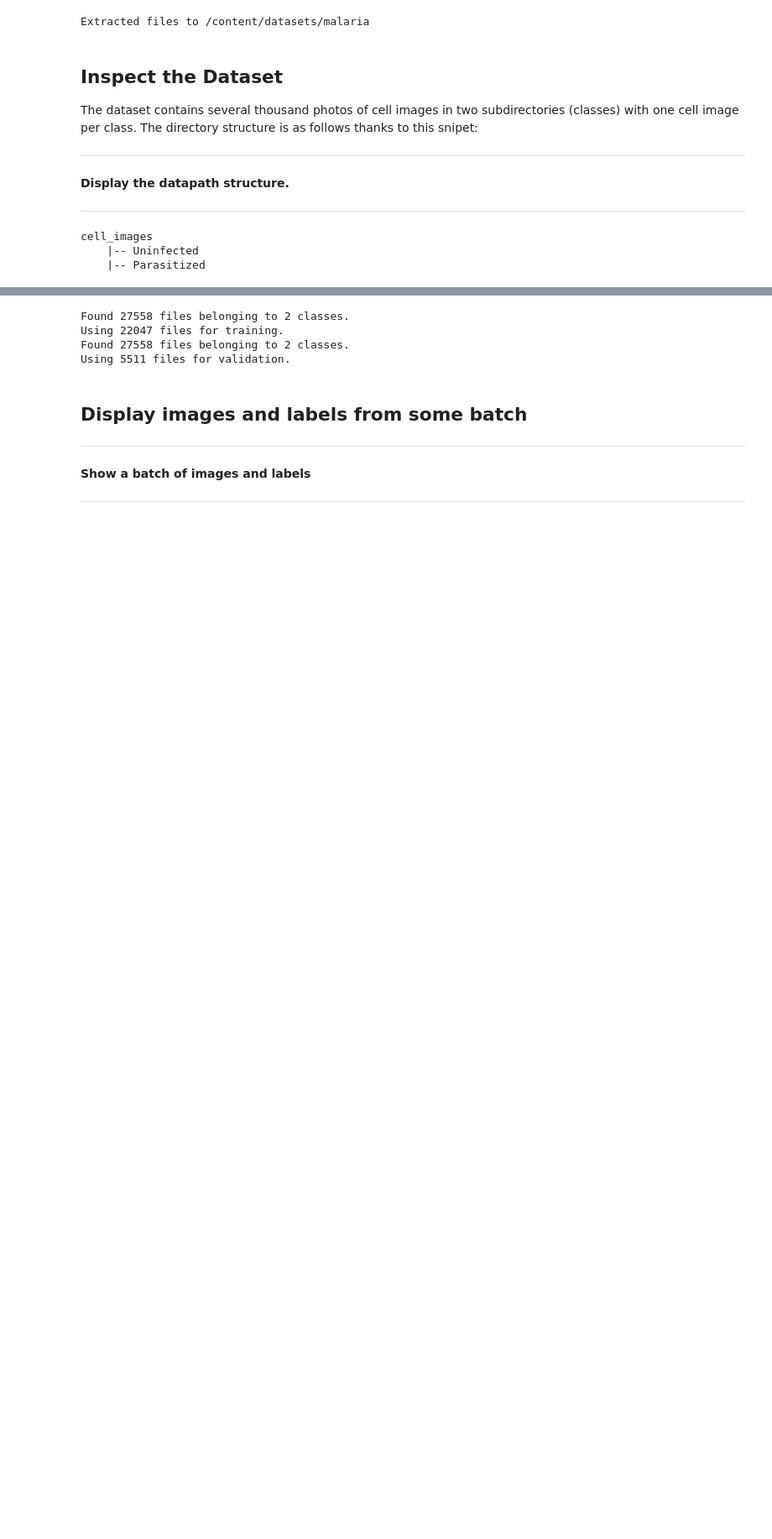
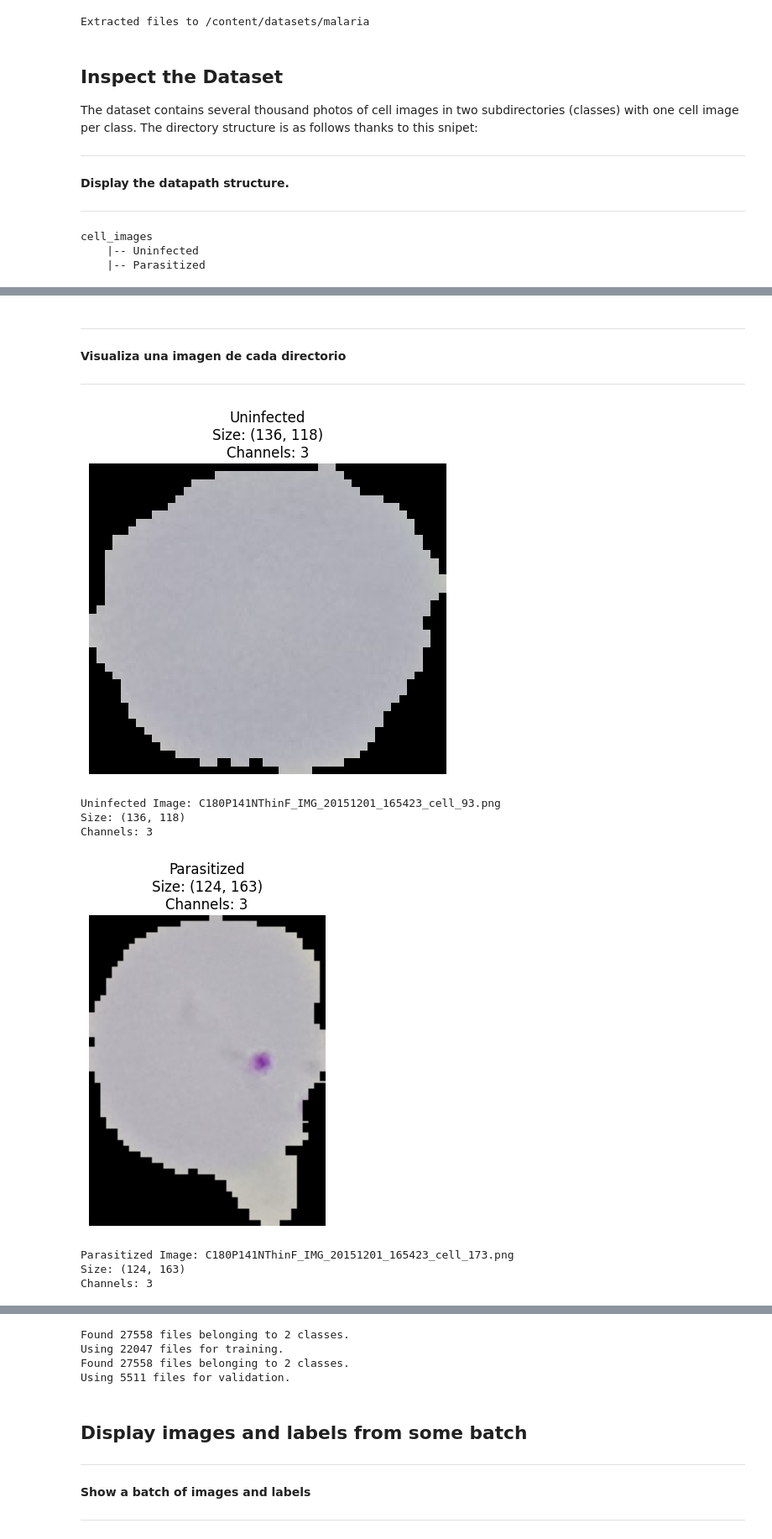
Before and after one commit to JuanZapa7a/Medical-Image-Processing, a Jupyter notebook: Google_Notebook_and_Tensorflow_(III).ipynb, the cells around one changed output, grey strips where cells are left out. Shown at 84% size. Saved outputs shown, nothing was run; the diff lists cells and outputs as text; code cells hidden in the pictures; blank space fills up the shorter version.

```diff
--- a/Google_Notebook_and_Tensorflow_(III).ipynb
+++ b/Google_Notebook_and_Tensorflow_(III).ipynb
@@ -85,3 +115,52 @@ cell_images
+# %% [markdown]
+---
+**Visualiza una imagen de cada directorio**
+
+---
+# %%
+from pathlib import Path
+from PIL import Image
+import matplotlib.pyplot as plt
+
+# Define the data directory
+data_dir = Path('/content/datasets/malaria/cell_images')
+
+# Get an image from each category
+uninfected_image_path = next(data_dir.glob('Uninfected/*.png'))
+parasitized_image_path = next(data_dir.glob('Parasitized/*.png'))
+
+# Open and display the Uninfected image
+uninfected_image = Image.open(uninfected_image_path)
+plt.imshow(uninfected_image)
+plt.axis('off')
+plt.title(f'Uninfected\nSize: {uninfected_image.size}\nChannels: {len(uninfected_image.getbands())}')
+plt.show()
+
+# Print Uninfected image details
+print(f'Uninfected Image: {uninfected_image_path.name}')
+print(f'Size: {uninfected_image.size}')
+print(f'Channels: {len(uninfected_image.getbands())}')
+
+# Open and display the Parasitized image
+parasitized_image = Image.open(parasitized_image_path)
+plt.imshow(parasitized_image)
+plt.axis('off')
+plt.title(f'Parasitized\nSize: {parasitized_image.size}\nChannels: {len(parasitized_image.getbands())}')
+plt.show()
+
+# Print Parasitized image details
+print(f'Parasitized Image: {parasitized_image_path.name}')
+print(f'Size: {parasitized_image.size}')
+print(f'Channels: {len(parasitized_image.getbands())}')
+# %% [output]
+[figure, added]
+Uninfected Image: C180P141NThinF_IMG_20151201_165423_cell_93.png
+Size: (136, 118)
+Channels: 3
+[figure, added]
+Parasitized Image: C180P141NThinF_IMG_20151201_165423_cell_173.png
+Size: (124, 163)
+Channels: 3
 # %% [markdown]
 ## Load the Dataset
 
```
Also changed, not shown: parts of 6 cells of this notebook.
